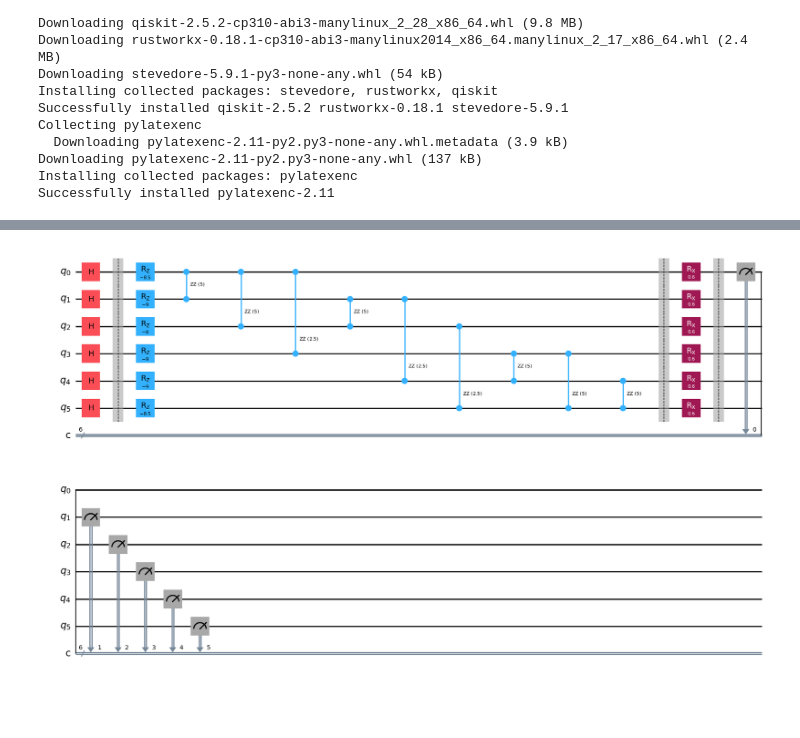
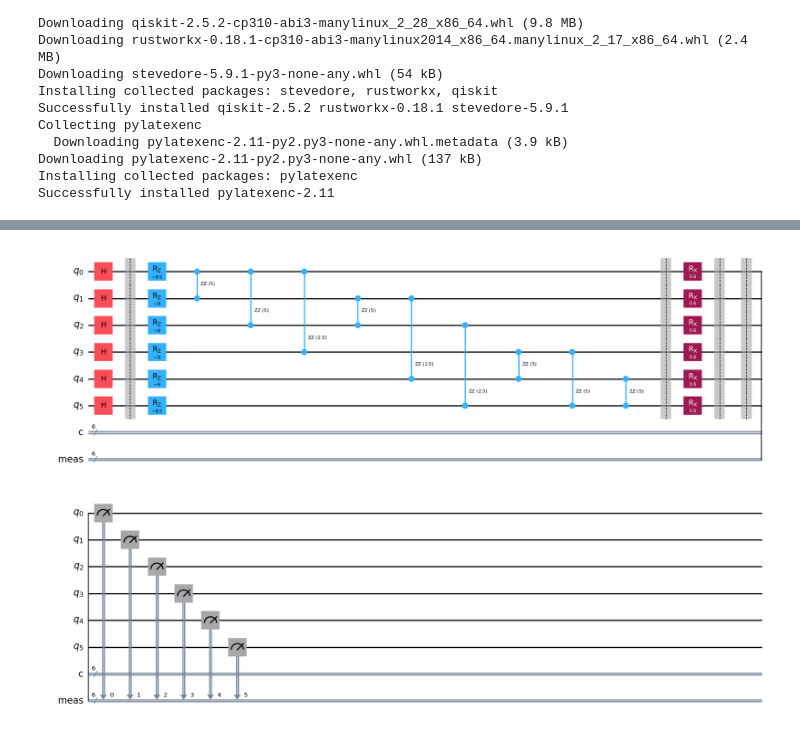
Before and after one commit to MelB18/Quanten, a Jupyter notebook: QAOA.ipynb, the cells around one changed output, grey strips where cells are left out. Saved outputs shown, nothing was run; the diff lists cells and outputs as text; code cells hidden in the pictures; blank space fills up the shorter version.

```diff
--- a/QAOA.ipynb
+++ b/QAOA.ipynb
@@ -28,5 +56,5 @@ Successfully installed pylatexenc-2.11
 # %%
-from qiskit import QuantumCircuit
+
 
 gamma = 0.5
 beta = 0.3
@@ -63,32 +91,33 @@ zz_terms = [
 (3, 5, 5.0),
 (4, 5, 5.0),
 ]
 
 for q1, q2, coeff in zz_terms:
   qc.rzz(2 * gamma * coeff, q1, q2)
 
 qc.barrier()
 
 
 # ==========================================
 # 3. Mixer
 # ==========================================
 
 for q in range(6):
   qc.rx(2 * beta, q)
 
 qc.barrier()
 
 
 # ==========================================
 # 4. Messung
 # ==========================================
 
-qc.measure(range(6), range(6))
+#qc.measure(range(6), range(6))
+qc.measure_all()
 
 #print(qc.draw())
 
 # Matplotlib drawing
 qc.draw(output="mpl")
 # %% [output]
-[figure, old version]
+[figure, new version]
```
Also changed, not shown: parts of 3 cells of this notebook.
